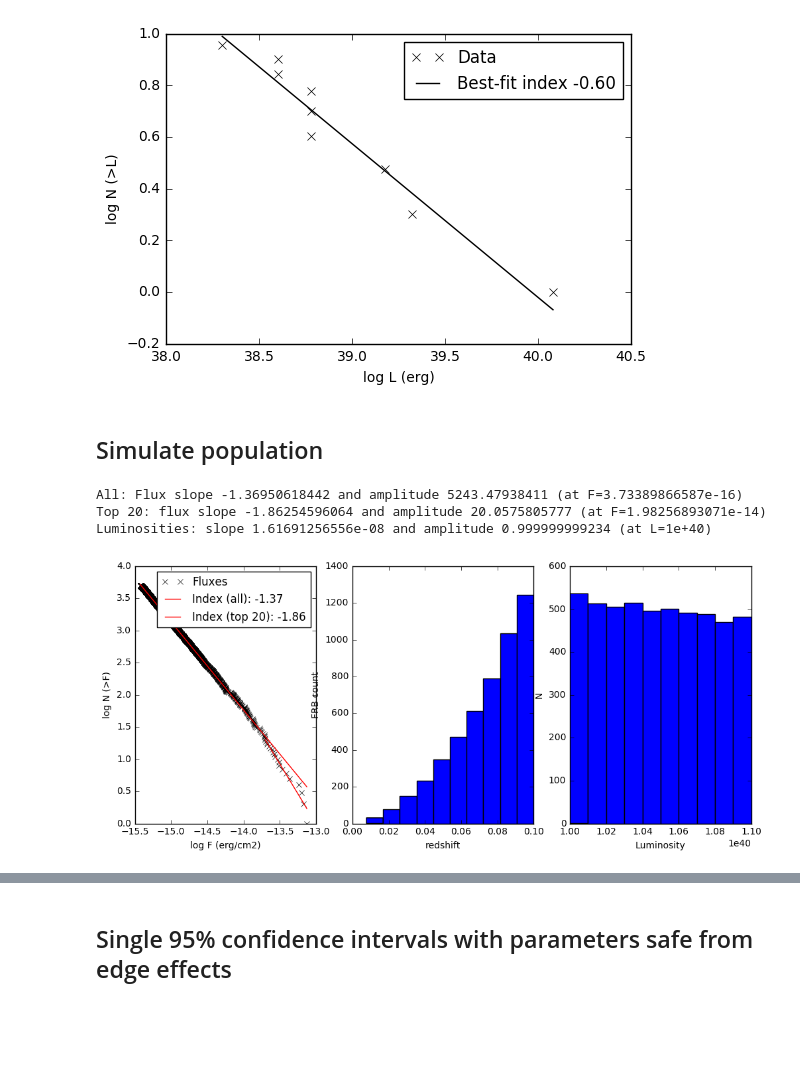
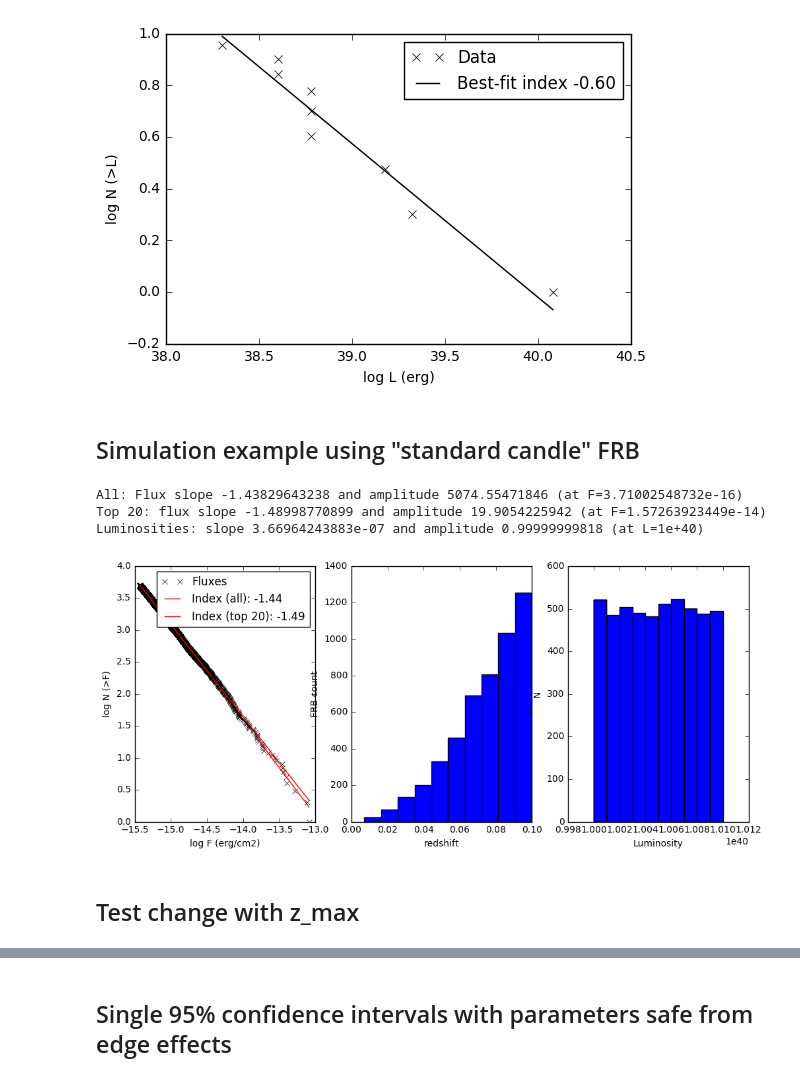
Before and after one commit to caseyjlaw/FRB121102, a Jupyter notebook: frb_simulation.ipynb, the cells around one changed output, grey strips where cells are left out. Drawn from its saved outputs; the diff is of its cells as text; code cells hidden in the pictures; blank space fills up the shorter version.

```diff
--- a/frb_simulation.ipynb
+++ b/frb_simulation.ipynb
@@ -35,5 +157,3 @@ pl.legend()
 Powerlaw slope -0.595096394487 and amplitude 9.74781765219 (at L=2e+38)
 <matplotlib.legend.Legend at 0x...>
 [figure]
-# %% [markdown]
-## Simulate population
@@ -122,14 +160,19 @@ def model(zs, fluxes, lums, top=20, show=True):
+# %% [markdown]
+## Simulation example using "standard candle" FRB
 # %%
 # example using standard candle
 zr = 0., 0.1
-lr = 1e40, 1.1e40
+lr = 1e40, 1.01e40
 top = 20
+nsim = 5000
 popt_std = (0, 10)
-zs, fluxes, lums = simulate(zr, lr, popt_std, nsim=5000)
+zs, fluxes, lums = simulate(zr, lr, popt_std, nsim=nsim)
 popth = model(zs, fluxes, lums, top=top)
 # %% [output]
-All: Flux slope -1.36950618442 and amplitude 5243.47938411 (at F=3.73389866587e-16)
-Top 20: flux slope -1.86254596064 and amplitude 20.0575805777 (at F=1.98256893071e-14)
-Luminosities: slope 1.61691256556e-08 and amplitude 0.999999999234 (at L=1e+40)
+All: Flux slope -1.43829643238 and amplitude 5074.55471846 (at F=3.71002548732e-16)
+Top 20: flux slope -1.48998770899 and amplitude 19.9054225942 (at F=1.57263923449e-14)
+Luminosities: slope 3.66964243883e-07 and amplitude 0.99999999818 (at L=1e+40)
-[figure, old version]
+[figure, new version]
+# %% [markdown]
+## Test change with z_max
 # %%
```
Also changed, not shown: parts of 26 cells of this notebook.
